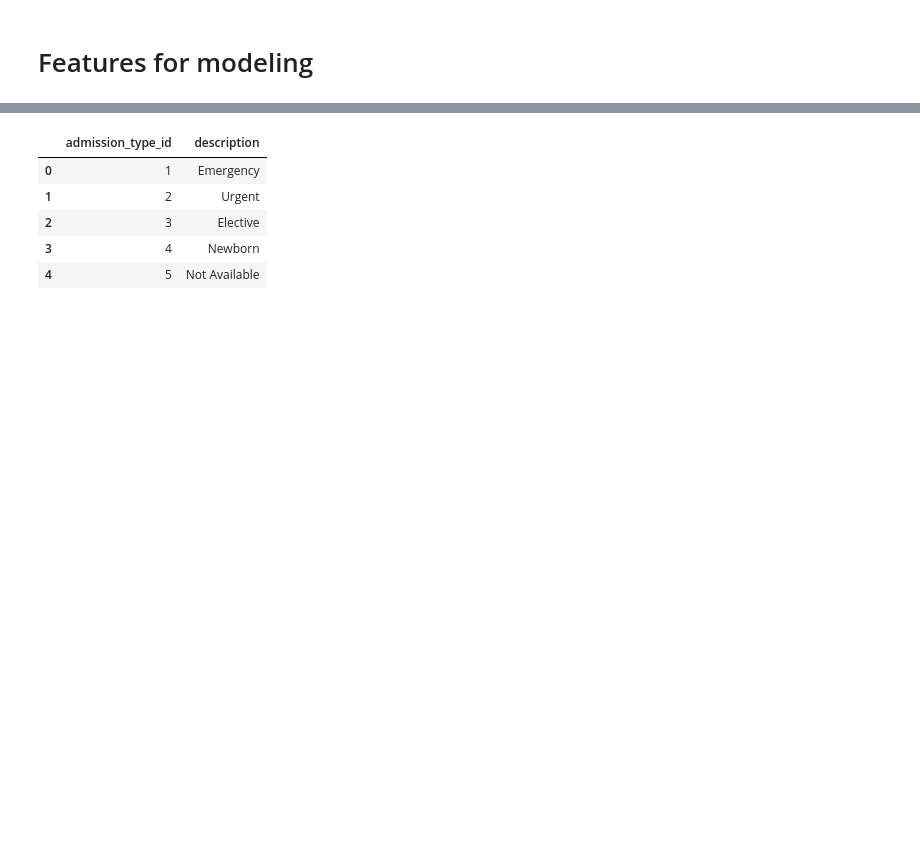
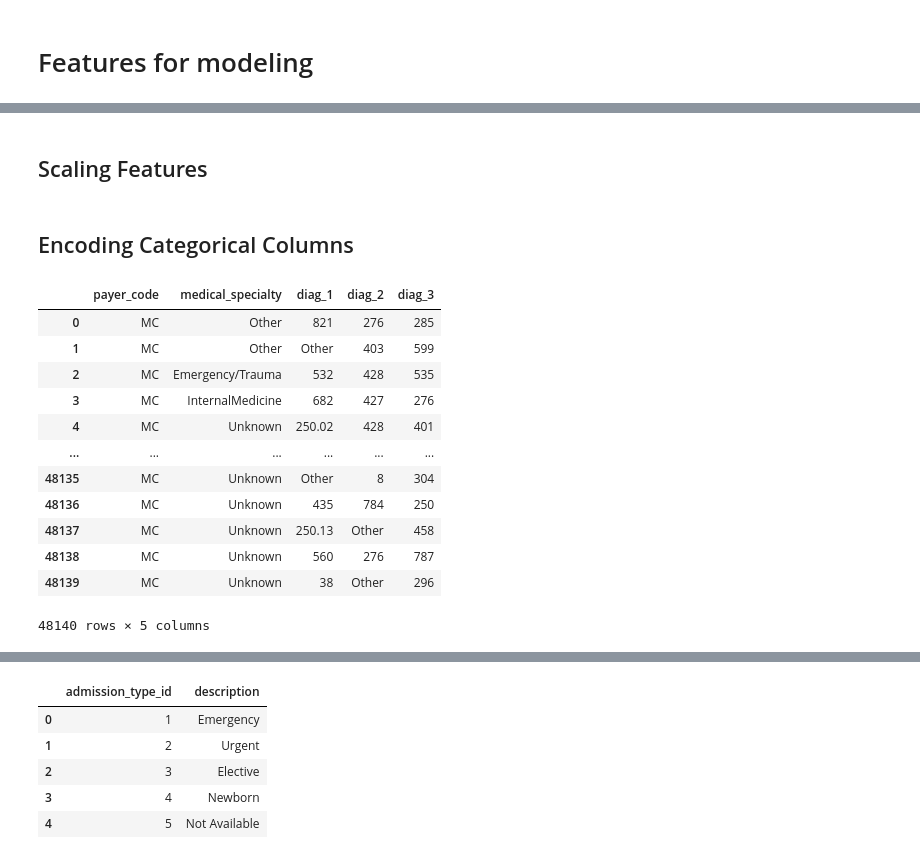
Before and after one commit to SethKauf/STA9890-Prediction-Competition, a Jupyter notebook: Workfiles/Report_2_Workfile.ipynb, the cells around one changed output, grey strips where cells are left out. Drawn from its saved outputs; the diff is of its cells as text; code cells hidden in the pictures; blank space fills up the shorter version.

```diff
--- a/Workfiles/Report_2_Workfile.ipynb
+++ b/Workfiles/Report_2_Workfile.ipynb
@@ -739,0 +850,2 @@ memory usage: 9.0+ MB
+# %% [markdown]
+## Scaling Features
@@ -739,0 +864,18 @@ memory usage: 9.0+ MB
+# %% [markdown]
+## Encoding Categorical Columns
+# %%
+df.select_dtypes(include='object')
+# %% [output]
+|  | payer_code | medical_specialty | diag_1 | diag_2 | diag_3 |
+| 0 | MC | Other | 821 | 276 | 285 |
+| 1 | MC | Other | Other | 403 | 599 |
+| 2 | MC | Emergency/Trauma | 532 | 428 | 535 |
+| 3 | MC | InternalMedicine | 682 | 427 | 276 |
+| 4 | MC | Unknown | 250.02 | 428 | 401 |
+| ... | ... | ... | ... | ... | ... |
+| 48135 | MC | Unknown | Other | 8 | 304 |
+| 48136 | MC | Unknown | 435 | 784 | 250 |
+| 48137 | MC | Unknown | 250.13 | Other | 458 |
+| 48138 | MC | Unknown | 560 | 276 | 787 |
+| 48139 | MC | Unknown | 38 | Other | 296 |
+48140 rows × 5 columns
```
Also changed, not shown: parts of 80 cells of this notebook, 1 other file.
